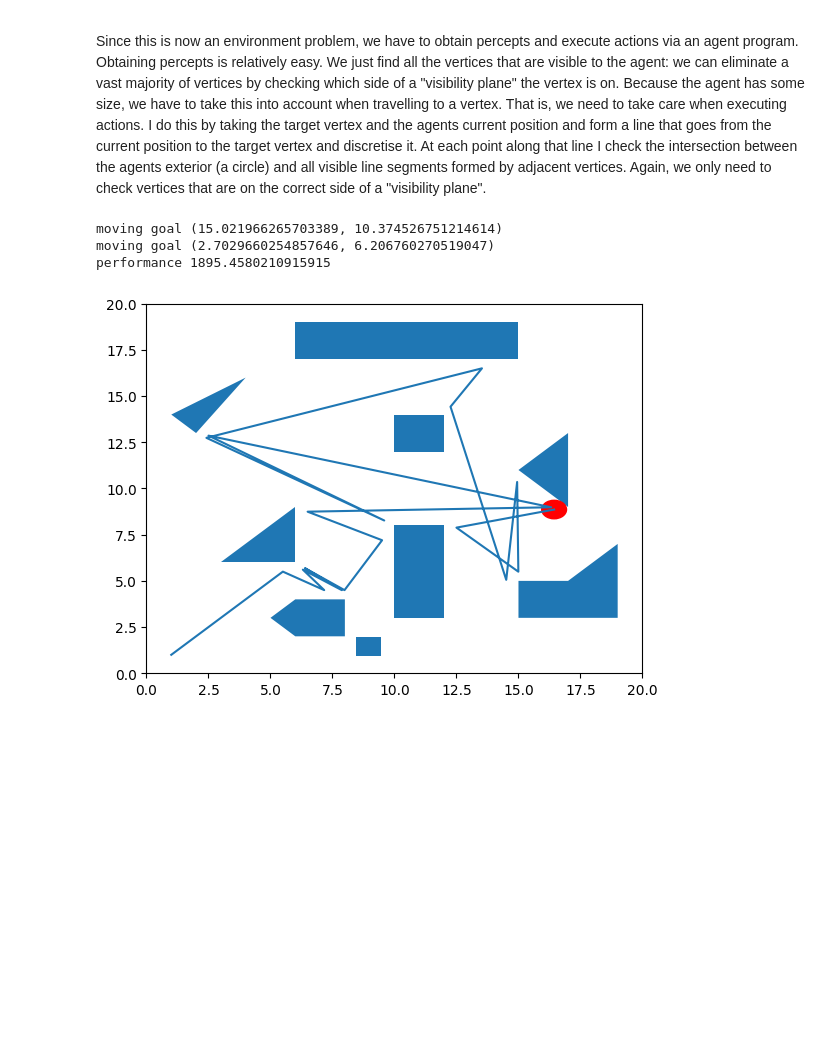
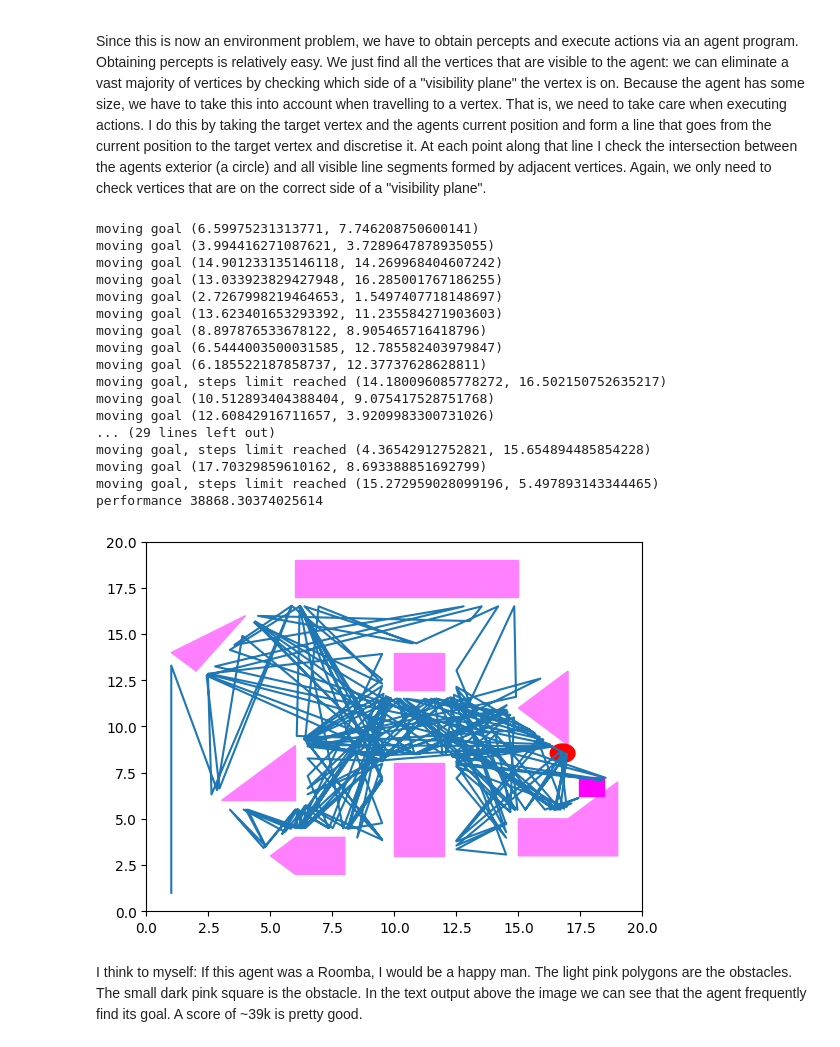
Before and after one commit to hmp-anthony/AIMA, a Jupyter notebook: polygon_env.ipynb, the cells around one changed output. Cells and saved outputs as stored; diff of their text form; code cells hidden in the pictures; blank space fills up the shorter version.

```diff
--- a/polygon_env.ipynb
+++ b/polygon_env.ipynb
@@ -113,6 +113,7 @@ class PolygonAgent(Agent):
         # (n1, n2) is a normal and (x0, y0) is a point on the line.
         self.visibility_plane = None
         self.size = 0.5
+        self.steps_since_goal = 0
 
 # program takes percepts and spits out actions
 def program(percept):
@@ -120,6 +121,7 @@ def program(percept):
     if len(percept) > 0:
         return random.choice(percept)
     print("failure")
+    return vertex(random.unifrom(1,15),random.uniform(1,15))
 
 class Environment:
     def __init__(self, polygons, agent, initial_position):
@@ -153,6 +155,7 @@ class Environment:
                     agent.performance += 1000
                     polygons[-1] = create_goal()
                     print("moving goal", v)
+                    agent.steps_since_goal = 0
                     break
         return visible_vertices
 
@@ -205,6 +208,11 @@ class Environment:
                 normal = center - contact
                 normal.normalize()
                 self.agent.visibility_plane = [normal, center]
+                self.agent.steps_since_goal += 1
+                if(self.agent.steps_since_goal > 20):
+                    polygons[-1] = create_goal()
+                    print("moving goal, steps limit reached", v)
+                    self.agent.steps_since_goal = 0
                 break
             t += 0.001
 
@@ -212,7 +220,7 @@ class Environment:
         action = agent.program(self.percept())
         self.execute_action(action)
 
-    def run(self, steps=20):
+    def run(self, steps=200):
         for step in range(steps):
             self.step()
 # %%
@@ -235,36 +243,55 @@ env.path.append(vertex(1,1))
 env.run()
 
 polygon_data = []
 for p in polygons:
     vertex_list = p.get_vertices()
-    vertex_list = [(v.x, v.y) for v in vertex_list]
-    plot_p = Polygon(vertex_list)
+    vertex_list_tuples = [(v.x, v.y) for v in vertex_list]
+    if vertex_list[0].goal:
+        plot_p = Polygon(vertex_list_tuples, color=[1, 0, 1])
+    else:
+        plot_p = Polygon(vertex_list_tuples, color=[1, 0.5, 1])
     polygon_data.append(plot_p)
 
 fig,ax = plt.subplots()
 
 for p in polygon_data:
     ax.add_patch(p)
 
 circle1 = plt.Circle((env.agent_position.x, env.agent_position.y), agent.size, color='r')
 plt.gca().add_patch(circle1)
 
 path_x = []
 path_y = []
 for p in env.path:
     path_x.append(p.x)
     path_y.append(p.y)
 
 print("performance", agent.performance)
 
 ax.plot(path_x, path_y)
 
 ax.set_xlim([0,20])
 ax.set_ylim([0,20])
 
 plt.show()
 # %% [output]
-moving goal (15.021966265703389, 10.374526751214614)
-moving goal (2.7029660254857646, 6.206760270519047)
-performance 1895.4580210915915
+moving goal (6.59975231313771, 7.746208750600141)
+moving goal (3.994416271087621, 3.7289647878935055)
+moving goal (14.901233135146118, 14.269968404607242)
+moving goal (13.033923829427948, 16.285001767186255)
+moving goal (2.7267998219464653, 1.5497407718148697)
+moving goal (13.623401653293392, 11.235584271903603)
+moving goal (8.897876533678122, 8.905465716418796)
+moving goal (6.5444003500031585, 12.785582403979847)
+moving goal (6.185522187858737, 12.37737628628811)
+moving goal, steps limit reached (14.180096085778272, 16.502150752635217)
+moving goal (10.512893404388404, 9.075417528751768)
+moving goal (12.60842916711657, 3.9209983300731026)
+... (29 lines left out)
+moving goal, steps limit reached (4.36542912752821, 15.654894485854228)
+moving goal (17.70329859610162, 8.693388851692799)
+moving goal, steps limit reached (15.272959028099196, 5.497893143344465)
+performance 38868.30374025614
-[figure, old version]
+[figure, new version]
+# %% [markdown]
+I think to myself: If this agent was a Roomba, I would be a happy man. The light pink polygons are the obstacles. The small dark pink square is the obstacle. In the text output above the image we can see that the agent frequently find its goal. A score of ~39k is pretty good.
```
